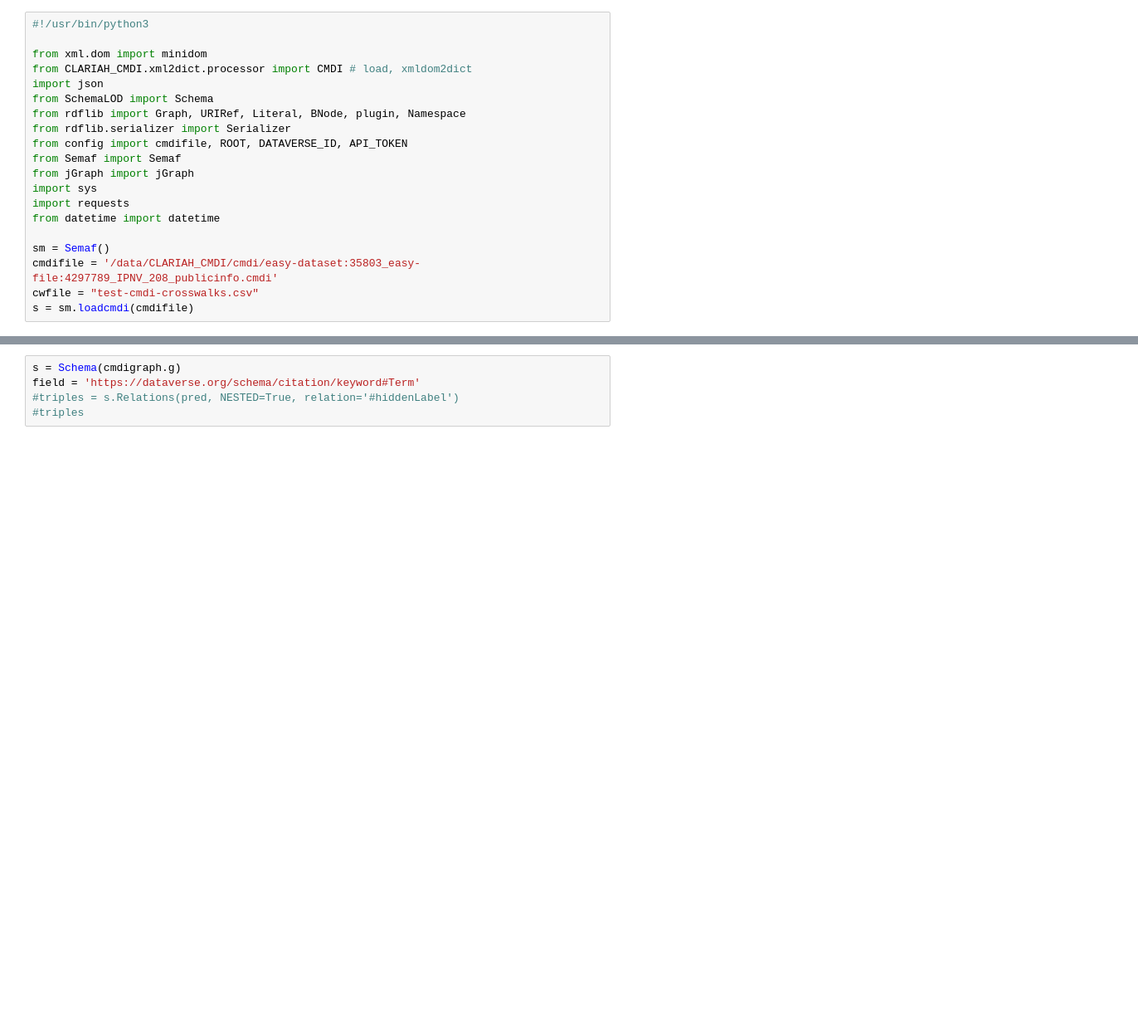
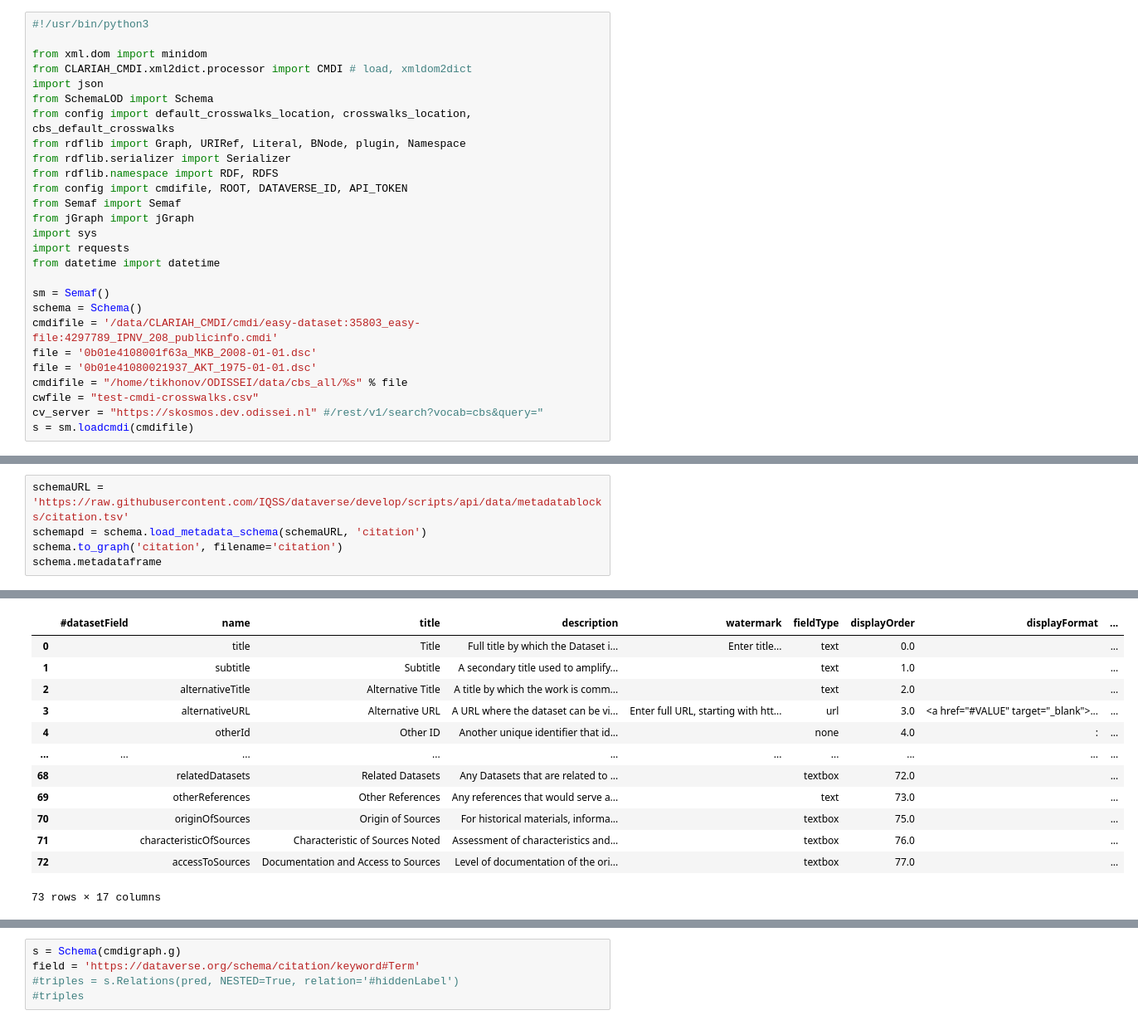
Before and after one commit to Dans-labs/semaf-client, a Jupyter notebook: XML to Graph.ipynb, the cells around one changed output, grey strips where cells are left out. Shown at 83% size. Cells and saved outputs as stored; diff of their text form; blank space fills up the shorter version.

Commit message:
XML to graph demo

```diff
--- a/XML to Graph.ipynb
+++ b/XML to Graph.ipynb
@@ -5,8 +5,10 @@ from xml.dom import minidom
 from CLARIAH_CMDI.xml2dict.processor import CMDI # load, xmldom2dict
 import json
 from SchemaLOD import Schema
+from config import default_crosswalks_location, crosswalks_location, cbs_default_crosswalks
 from rdflib import Graph, URIRef, Literal, BNode, plugin, Namespace
 from rdflib.serializer import Serializer
+from rdflib.namespace import RDF, RDFS
 from config import cmdifile, ROOT, DATAVERSE_ID, API_TOKEN
 from Semaf import Semaf
 from jGraph import jGraph
@@ -15,6 +17,11 @@ import requests
 from datetime import datetime
 
 sm = Semaf()
+schema = Schema()
 cmdifile = '/data/CLARIAH_CMDI/cmdi/easy-dataset:35803_easy-file:4297789_IPNV_208_publicinfo.cmdi'
+file = '0b01e4108001f63a_MKB_2008-01-01.dsc'
+file = '0b01e41080021937_AKT_1975-01-01.dsc'
+cmdifile = "/home/tikhonov/ODISSEI/data/cbs_all/%s" % file
 cwfile = "test-cmdi-crosswalks.csv"
+cv_server = "https://skosmos.dev.odissei.nl" #/rest/v1/search?vocab=cbs&query="
 s = sm.loadcmdi(cmdifile)
@@ -20,0 +40,6 @@ s = sm.loadcmdi(cmdifile)
+# %%
+schemaURL = 'https://raw.githubusercontent.com/IQSS/dataverse/develop/scripts/api/data/metadatablocks/citation.tsv'
+schemapd = schema.load_metadata_schema(schemaURL, 'citation')
+schema.to_graph('citation', filename='citation')
+schema.metadataframe
+# %% [output]
@@ -20,0 +52,13 @@ s = sm.loadcmdi(cmdifile)
+|  | #datasetField | name | title | description | watermark | fieldType | displayOrder | displayFormat | ... |
+| 0 |  | title | Title | Full title by which the Dataset i... | Enter title... | text | 0.0 |  | ... |
+| 1 |  | subtitle | Subtitle | A secondary title used to amplify... |  | text | 1.0 |  | ... |
+| 2 |  | alternativeTitle | Alternative Title | A title by which the work is comm... |  | text | 2.0 |  | ... |
+| 3 |  | alternativeURL | Alternative URL | A URL where the dataset can be vi... | Enter full URL, starting with htt... | url | 3.0 | <a href="#VALUE" target="_blank">... | ... |
+| 4 |  | otherId | Other ID | Another unique identifier that id... |  | none | 4.0 | : | ... |
+| ... | ... | ... | ... | ... | ... | ... | ... | ... | ... |
+| 68 |  | relatedDatasets | Related Datasets | Any Datasets that are related to ... |  | textbox | 72.0 |  | ... |
+| 69 |  | otherReferences | Other References | Any references that would serve a... |  | text | 73.0 |  | ... |
+| 70 |  | originOfSources | Origin of Sources | For historical materials, informa... |  | textbox | 75.0 |  | ... |
+| 71 |  | characteristicOfSources | Characteristic of Sources Noted | Assessment of characteristics and... |  | textbox | 76.0 |  | ... |
+| 72 |  | accessToSources | Documentation and Access to Sources | Level of documentation of the ori... |  | textbox | 77.0 |  | ... |
+73 rows × 17 columns
```
Also changed, not shown: parts of 12 cells of this notebook.
